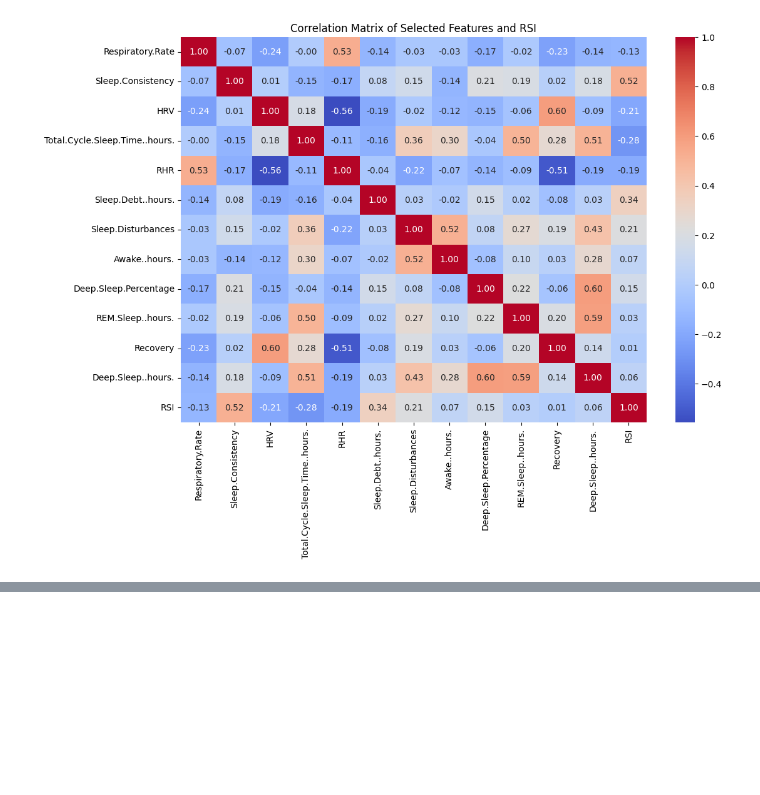
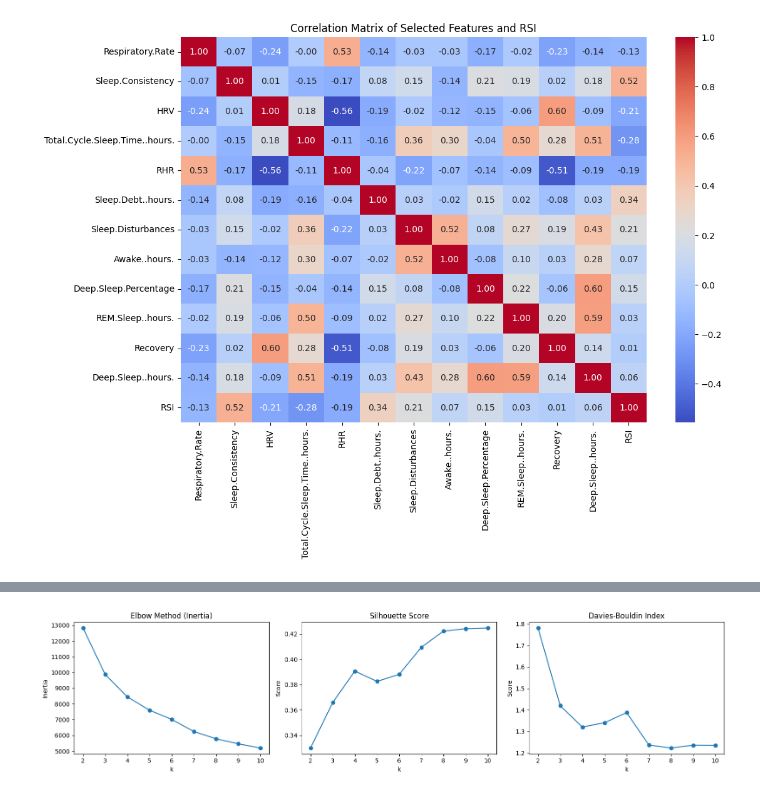
Before and after one commit to rahil247/ML_2025_6_The-OverFitters, a Jupyter notebook: Codes/TheOverFitters.ipynb, the cells around one changed output, grey strips where cells are left out. Cells and saved outputs as stored; diff of their text form; code cells hidden in the pictures; blank space fills up the shorter version.

Commit message:
Cluster 1

```diff
--- a/Codes/TheOverFitters.ipynb
+++ b/Codes/TheOverFitters.ipynb
@@ -408,0 +413,5 @@ plt.show()
+# %%
+selected_features_cluster = ['Respiratory.Rate', 'Sleep.Consistency', 'HRV',
+                     'Total.Cycle.Sleep.Time..hours.', 'RHR']
+df_cluster = df_reduced[selected_features_cluster+['RSI']]
+df_cluster.head()
@@ -408,0 +425,44 @@ plt.show()
+# %%
+from sklearn.cluster import KMeans
+from sklearn.metrics import silhouette_score, davies_bouldin_score
+import matplotlib.pyplot as plt
+
+inertia = []
+sil_scores = []
+db_scores = []
+K = range(2,11)
+
+df_cluster_2 = df_cluster.drop(columns=['RSI'])
+
+for k in K:
+    kmeans = KMeans(n_clusters=k, random_state=42)
+    cluster_labels = kmeans.fit_predict(df_cluster_2)
+
+    inertia.append(kmeans.inertia_)
+    sil_scores.append(silhouette_score(df_cluster_2, cluster_labels))
+    db_scores.append(davies_bouldin_score(df_cluster_2, cluster_labels))
+
+plt.figure(figsize=(16, 4))
+
+plt.subplot(1, 3, 1)
+plt.plot(K, inertia, marker='o')
+plt.title('Elbow Method (Inertia)')
+plt.xlabel('k')
+plt.ylabel('Inertia')
+
+plt.subplot(1, 3, 2)
+plt.plot(K, sil_scores, marker='o')
+plt.title('Silhouette Score')
+plt.xlabel('k')
+plt.ylabel('Score')
+
+plt.subplot(1, 3, 3)
+plt.plot(K, db_scores, marker='o')
+plt.title('Davies-Bouldin Index')
+plt.xlabel('k')
+plt.ylabel('Score')
+
+plt.tight_layout()
+plt.show()
+# %% [output]
+[figure, added]
```
Also changed, not shown: parts of 7 cells of this notebook.
